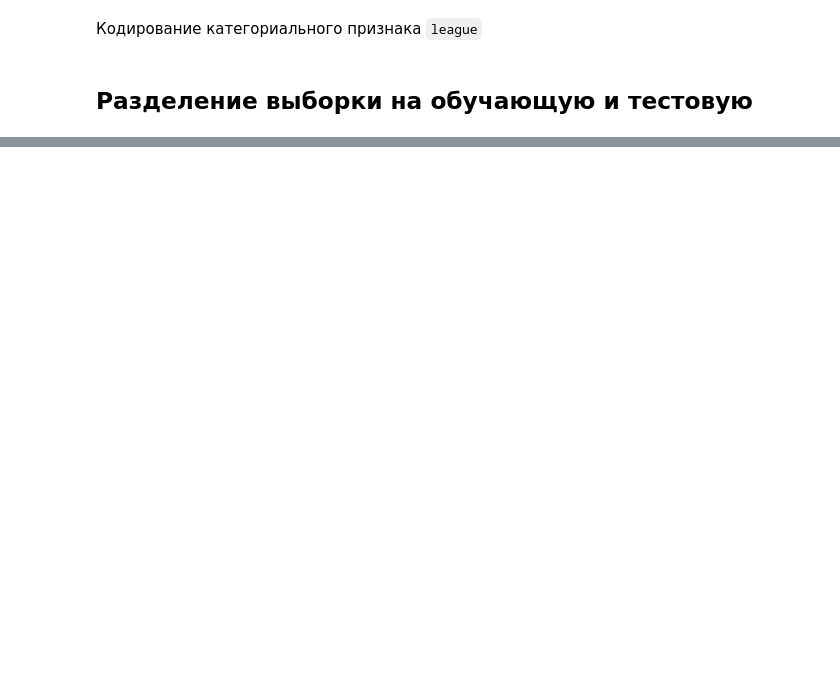
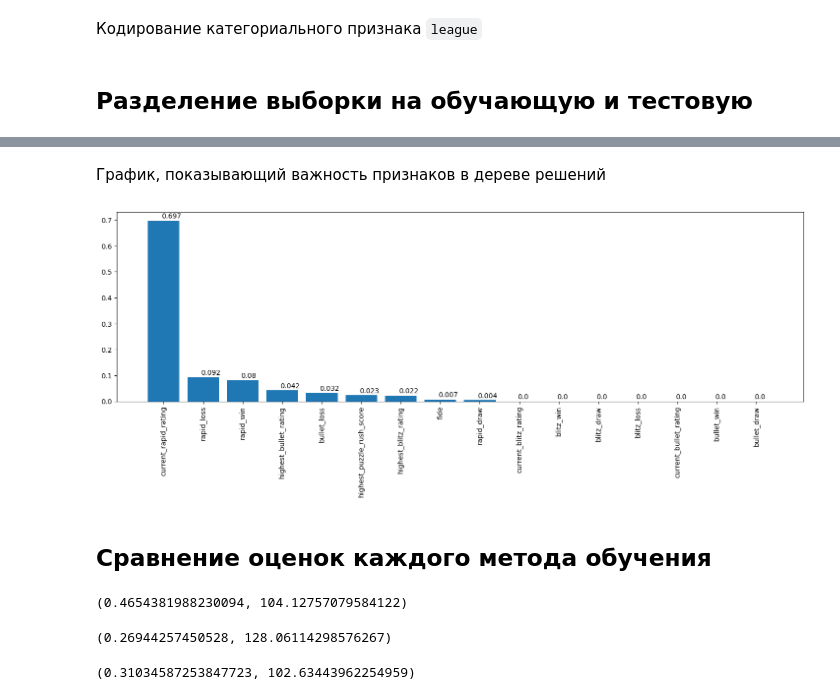
Before and after one commit to dj1vs/ml, a Jupyter notebook: trees.ipynb, the cells around one changed output, grey strips where cells are left out. Saved outputs shown, nothing was run; the diff lists cells and outputs as text; code cells hidden in the pictures; blank space fills up the shorter version.

Commit message:
finish svm & trees models

```diff
--- a/trees.ipynb
+++ b/trees.ipynb
@@ -97,0 +164,6 @@ array([[ 5.32391009e-03,  4.35533557e-01, -5.37725583e-02,
+# %%
+from sklearn.tree import DecisionTreeRegressor
+
+tree_reg = DecisionTreeRegressor(random_state=42, max_depth=5) # max_depth задаём, потому что иначе дерево будет слишком большим
+# %%
+tree_reg.fit(x_train, y_train)
@@ -97,0 +199,44 @@ array([[ 5.32391009e-03,  4.35533557e-01, -5.37725583e-02,
+# %% [markdown]
+График, показывающий важность признаков в дереве решений
+# %%
+from operator import itemgetter
+
+def draw_feature_importances(tree_model, X_dataset, figsize=(18,5)):
+    """
+    Вывод важности признаков в виде графика
+    """
+    # Сортировка значений важности признаков по убыванию
+    list_to_sort = list(zip(X_dataset.columns.values, tree_model.feature_importances_))
+    sorted_list = sorted(list_to_sort, key=itemgetter(1), reverse = True)
+    # Названия признаков
+    labels = [x for x,_ in sorted_list]
+    # Важности признаков
+    data = [x for _,x in sorted_list]
+    # Вывод графика
+    fig, ax = plt.subplots(figsize=figsize)
+    ind = np.arange(len(labels))
+    plt.bar(ind, data)
+    plt.xticks(ind, labels, rotation='vertical')
+    # Вывод значений
+    for a,b in zip(ind, data):
+        plt.text(a-0.05, b+0.01, str(round(b,3)))
+    plt.show()
+    return labels, data
+# %%
+chess_tree_regr_fl, chess_tree_regr_fd = draw_feature_importances(tree_reg, x_df)
+# %% [output]
+[figure, added]
+# %% [markdown]
+## Сравнение оценок каждого метода обучения
+# %%
+r2_score(y_test, y_predict), mean_absolute_error(y_test, y_predict)
+# %% [output]
+(0.4654381988230094, 104.12757079584122)
+# %%
+r2_score(y_test, y_predict_svr), mean_absolute_error(y_test, y_predict_svr)
+# %% [output]
+(0.26944257450528, 128.06114298576267)
+# %%
+r2_score(y_test, tree_predict), mean_absolute_error(y_test, tree_predict)
+# %% [output]
+(0.31034587253847723, 102.63443962254959)
```
Also changed, not shown: parts of 21 cells of this notebook.
